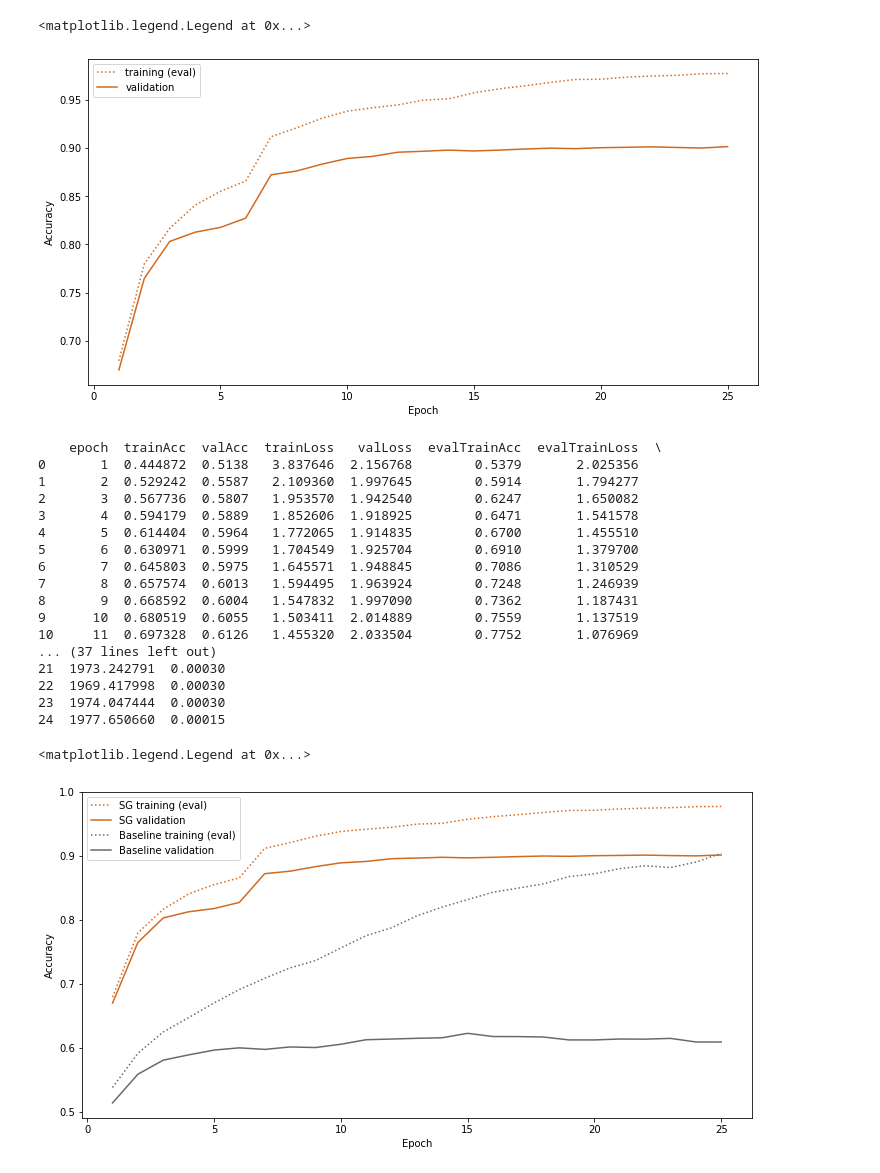
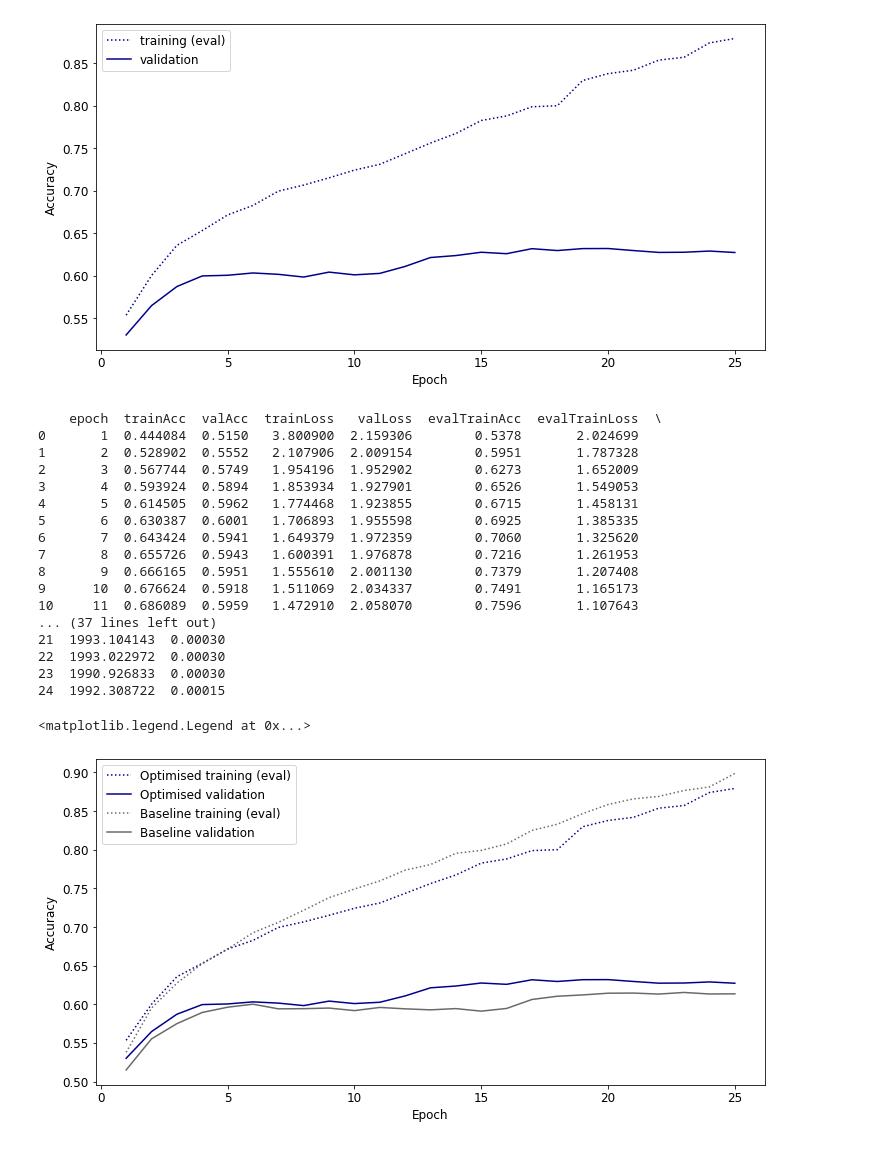
Before and after one commit to louisrankin/VQA-Capstone-Project, a Jupyter notebook: x_Visualise_Results_rev02.ipynb, the cells around one changed output. Saved outputs shown, nothing was run; the diff lists cells and outputs as text; code cells hidden in the pictures.

```diff
--- a/x_Visualise_Results_rev02.ipynb
+++ b/x_Visualise_Results_rev02.ipynb
@@ -3,7 +3,7 @@ import csv
 import pandas as pd
 import matplotlib.pyplot as plt
 # %%
-experiment_name = 'gqaSG'
+experiment_name = 'gqaBest'
 
 data_location = './results/'+ experiment_name + '/'
 
@@ -33,15 +33,17 @@ print(data)
 # %%
 plt.figure(figsize=(12,6))
-plt.plot(data['epoch'], data['evalTrainAcc'],  linestyle= ':', color='chocolate', label = 'training (eval)')
-plt.plot(data['epoch'],  data['valAcc'], color='chocolate', label = 'validation')
+plt.plot(data['epoch'], data['evalTrainAcc'],  linestyle= ':', color='darkblue', label = 'training (eval)')
+plt.plot(data['epoch'],  data['valAcc'], color='darkblue', label = 'validation')
 plt.xlabel('Epoch')
 plt.ylabel('Accuracy')
+plt.rc('font', size=12)
 plt.legend()
+
+plt.show()
 # %% [output]
-<matplotlib.legend.Legend at 0x...>
-[figure, old version]
+[figure, new version]
 # %%
-experiment_name = 'gqaBaseline'
+experiment_name = 'gqaExperiment'
 
 data_location = './results/'+ experiment_name + '/'
 
@@ -52,31 +54,31 @@ data2 = pd.read_csv(data_location+'results-'+experiment_name+'.csv', header=1)
 print(data2)
 # %% [output]
     epoch  trainAcc  valAcc  trainLoss   valLoss  evalTrainAcc  evalTrainLoss  \
-0       1  0.444872  0.5138   3.837646  2.156768        0.5379       2.025356
-1       2  0.529242  0.5587   2.109360  1.997645        0.5914       1.794277
-2       3  0.567736  0.5807   1.953570  1.942540        0.6247       1.650082
-3       4  0.594179  0.5889   1.852606  1.918925        0.6471       1.541578
-4       5  0.614404  0.5964   1.772065  1.914835        0.6700       1.455510
-5       6  0.630971  0.5999   1.704549  1.925704        0.6910       1.379700
-6       7  0.645803  0.5975   1.645571  1.948845        0.7086       1.310529
-7       8  0.657574  0.6013   1.594495  1.963924        0.7248       1.246939
-8       9  0.668592  0.6004   1.547832  1.997090        0.7362       1.187431
-9      10  0.680519  0.6055   1.503411  2.014889        0.7559       1.137519
-10     11  0.697328  0.6126   1.455320  2.033504        0.7752       1.076969
+0       1  0.444084  0.5150   3.800900  2.159306        0.5378       2.024699
+1       2  0.528902  0.5552   2.107906  2.009154        0.5951       1.787328
+2       3  0.567744  0.5749   1.954196  1.952902        0.6273       1.652009
+3       4  0.593924  0.5894   1.853934  1.927901        0.6526       1.549053
+4       5  0.614505  0.5962   1.774468  1.923855        0.6715       1.458131
+5       6  0.630387  0.6001   1.706893  1.955598        0.6925       1.385335
+6       7  0.643424  0.5941   1.649379  1.972359        0.7060       1.325620
+7       8  0.655726  0.5943   1.600391  1.976878        0.7216       1.261953
+8       9  0.666165  0.5951   1.555610  2.001130        0.7379       1.207408
+9      10  0.676624  0.5918   1.511069  2.034337        0.7491       1.165173
+10     11  0.686089  0.5959   1.472910  2.058070        0.7596       1.107643
 ... (37 lines left out)
-21  1973.242791  0.00030
-22  1969.417998  0.00030
-23  1974.047444  0.00030
-24  1977.650660  0.00015
+21  1993.104143  0.00030
+22  1993.022972  0.00030
+23  1990.926833  0.00030
+24  1992.308722  0.00015
 # %%
 plt.figure(figsize=(12,6))
-plt.plot(data['epoch'], data['evalTrainAcc'], linestyle= ':', color='chocolate', label = 'SG training (eval)')
-plt.plot(data['epoch'],  data['valAcc'], color='chocolate', label = 'SG validation')
+plt.plot(data['epoch'], data['evalTrainAcc'], linestyle= ':', color='darkblue', label = 'Optimised training (eval)')
+plt.plot(data['epoch'],  data['valAcc'], color='darkblue', label = 'Optimised validation')
 plt.plot(data2['epoch'], data2['evalTrainAcc'], linestyle= ':', color='dimgray', label = 'Baseline training (eval)')
 plt.plot(data2['epoch'],  data2['valAcc'], color='dimgray', label = 'Baseline validation')
 plt.xlabel('Epoch')
 plt.ylabel('Accuracy')
 plt.legend()
 # %% [output]
 <matplotlib.legend.Legend at 0x...>
-[figure, old version]
+[figure, new version]
```
Also changed, not shown: parts of 2 cells of this notebook, 1 other file.
